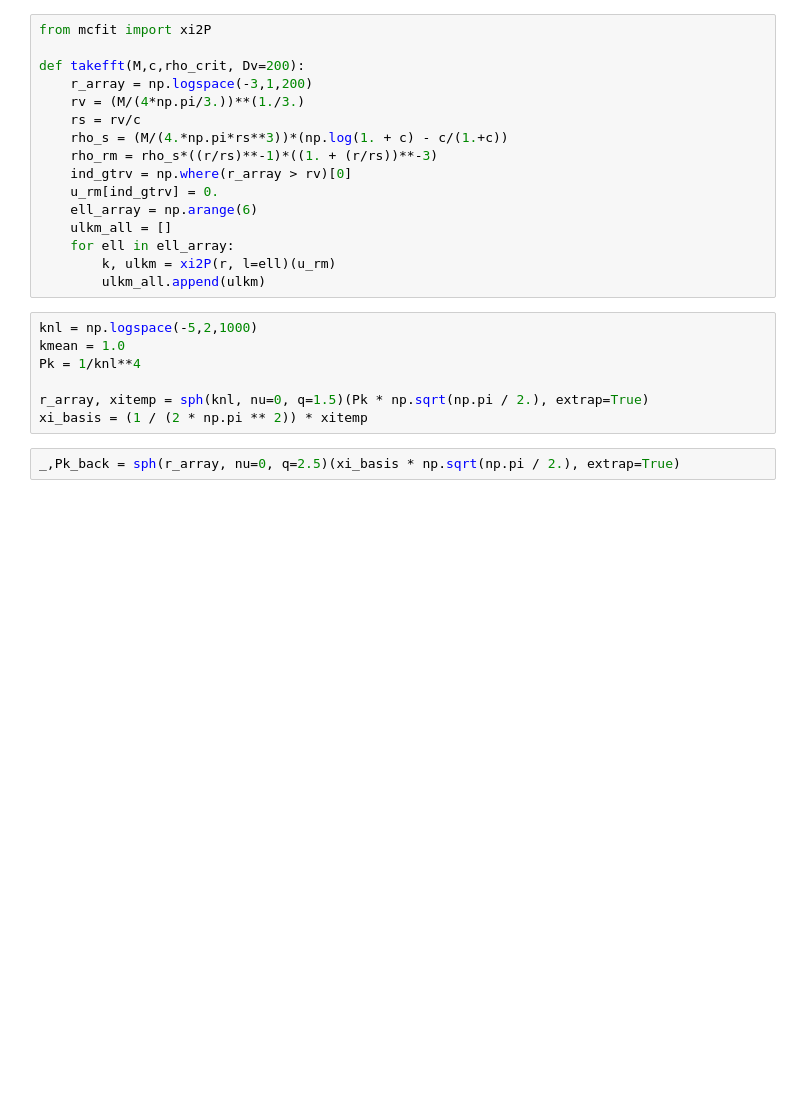
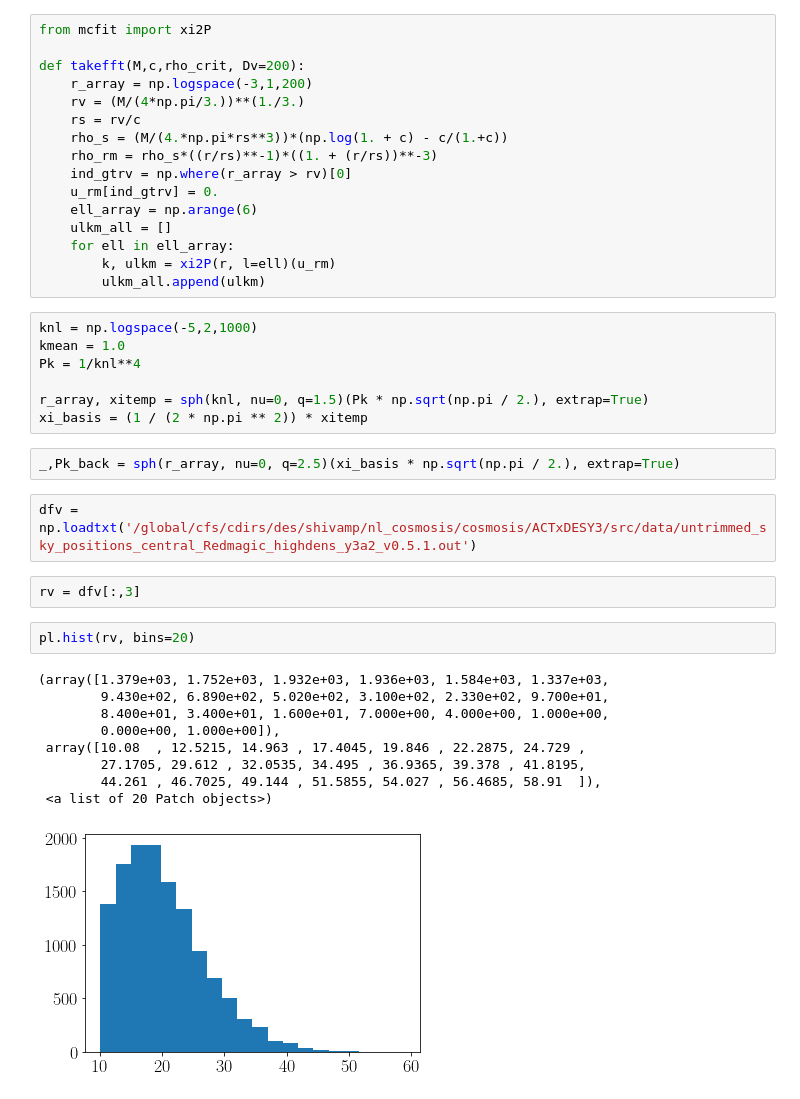
Before and after one commit to shivampcosmo/ACTxDESY3, a Jupyter notebook: src/plotting/shearxy.ipynb, the cells around one changed output. Drawn from its saved outputs; the diff is of its cells as text; blank space fills up the shorter version.

```diff
--- a/src/plotting/shearxy.ipynb
+++ b/src/plotting/shearxy.ipynb
@@ -3945,3 +3974,19 @@ r_array, xitemp = sph(knl, nu=0, q=1.5)(Pk * np.sqrt(np.pi / 2.), extrap=True)
 xi_basis = (1 / (2 * np.pi ** 2)) * xitemp
 # %%
 _,Pk_back = sph(r_array, nu=0, q=2.5)(xi_basis * np.sqrt(np.pi / 2.), extrap=True)
+# %%
+dfv = np.loadtxt('/global/cfs/cdirs/des/shivamp/nl_cosmosis/cosmosis/ACTxDESY3/src/data/untrimmed_sky_positions_central_Redmagic_highdens_y3a2_v0.5.1.out')
+# %%
+rv = dfv[:,3]
+# %%
+pl.hist(rv, bins=20)
+# %% [output]
+(array([1.379e+03, 1.752e+03, 1.932e+03, 1.936e+03, 1.584e+03, 1.337e+03,
+        9.430e+02, 6.890e+02, 5.020e+02, 3.100e+02, 2.330e+02, 9.700e+01,
+        8.400e+01, 3.400e+01, 1.600e+01, 7.000e+00, 4.000e+00, 1.000e+00,
+        0.000e+00, 1.000e+00]),
+ array([10.08  , 12.5215, 14.963 , 17.4045, 19.846 , 22.2875, 24.729 ,
+        27.1705, 29.612 , 32.0535, 34.495 , 36.9365, 39.378 , 41.8195,
+        44.261 , 46.7025, 49.144 , 51.5855, 54.027 , 56.4685, 58.91  ]),
+ <a list of 20 Patch objects>)
+[figure, added]
```
Also changed, not shown: parts of 5 cells of this notebook, 27 other files.
